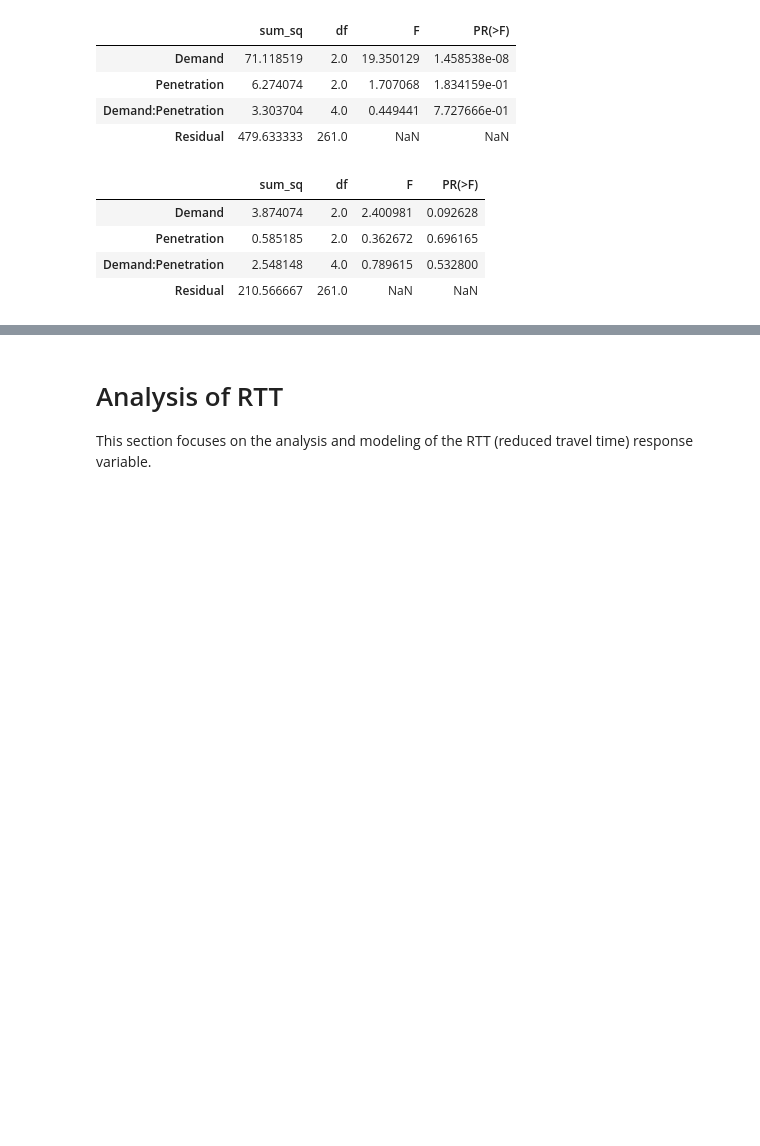
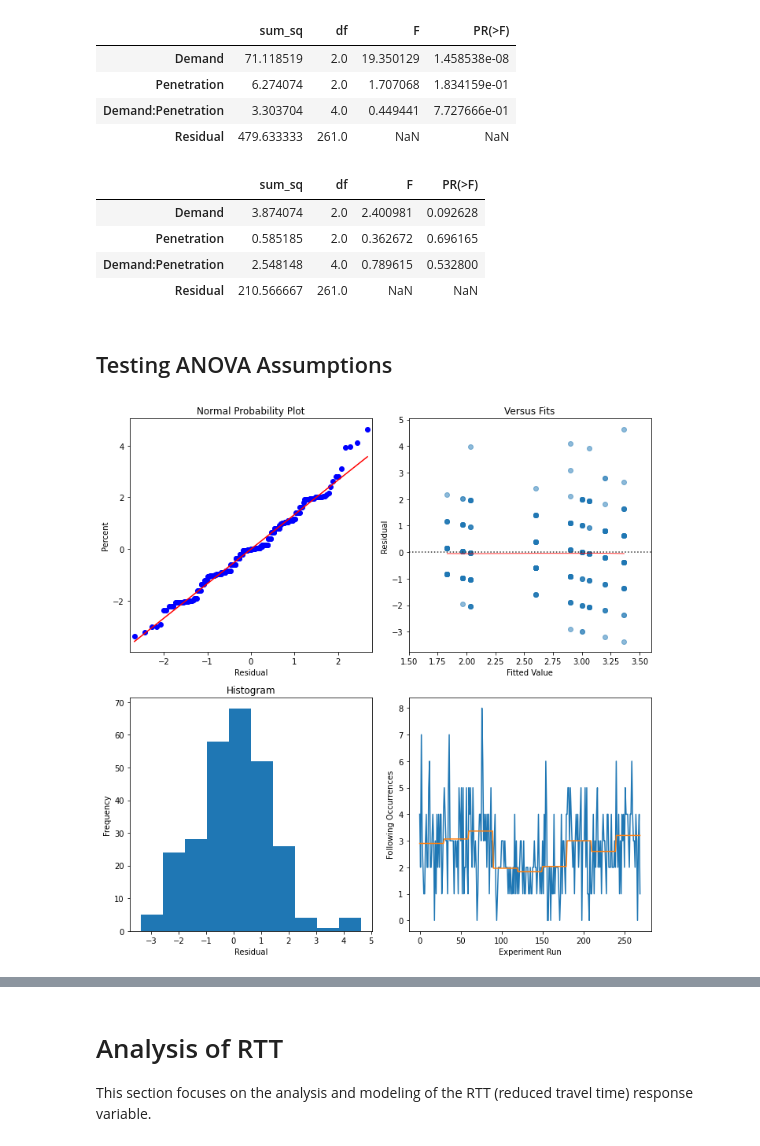
Before and after one commit to DFazekas/thesis_analysis, a Jupyter notebook: Thesis_Analysis.ipynb, the cells around one changed output, grey strips where cells are left out. Saved outputs shown, nothing was run; the diff lists cells and outputs as text; code cells hidden in the pictures; blank space fills up the shorter version.

```diff
--- a/Thesis_Analysis.ipynb
+++ b/Thesis_Analysis.ipynb
@@ -113,3 +113,39 @@ sm.stats.anova_lm(model_crossing, typ=2)
 | Penetration | 0.585185 | 2.0 | 0.362672 | 0.696165 |
 | Demand:Penetration | 2.548148 | 4.0 | 0.789615 | 0.532800 |
 | Residual | 210.566667 | 261.0 | NaN | NaN |
+# %% [markdown]
+## Testing ANOVA Assumptions
+# %%
+# model_following = ols('Following ~ Demand', data=df).fit()
+residuals = model_following.resid
+fitted_y = model_following.fittedvalues
+
+fig, axs = plt.subplots(2,2, figsize=(10,10))
+
+# Q-Q plot
+graph1 = sm.qqplot(residuals, line='s', xlabel="Residual", ylabel="Percent",ax=axs[0,0])
+axs[0,0].set_title("Normal Probability Plot")
+
+# Histogram
+axs[1,0].hist(residuals)
+axs[1,0].set_ylabel("Frequency")
+axs[1,0].set_xlabel("Residual")
+axs[1,0].set_title("Histogram")
+
+# Actual Vs. Predicted
+sns.residplot(fitted_y, residuals, lowess=True, scatter_kws={'alpha': 0.5}, line_kws={'color': 'red', 'lw': 1, 'alpha': 0.8}, ax=axs[0,1])
+axs[0,1].set_xlim([1.5,3.6])
+axs[0,1].set_title("Versus Fits")
+axs[0,1].set_ylabel("Residual")
+axs[0,1].set_xlabel("Fitted Value")
+
+# Runs Vs. Fitted
+axs[1,1].plot(df['Following'], label="Actual Following")
+axs[1,1].plot(fitted_y, label="Predicted Following")
+axs[1,1].set_xlabel("Experiment Run")
+axs[1,1].set_ylabel("Following Occurrences")
+
+
+plt.tight_layout()
+# %% [output]
+[figure, added]
```
Also changed, not shown: parts of 6 cells of this notebook.
